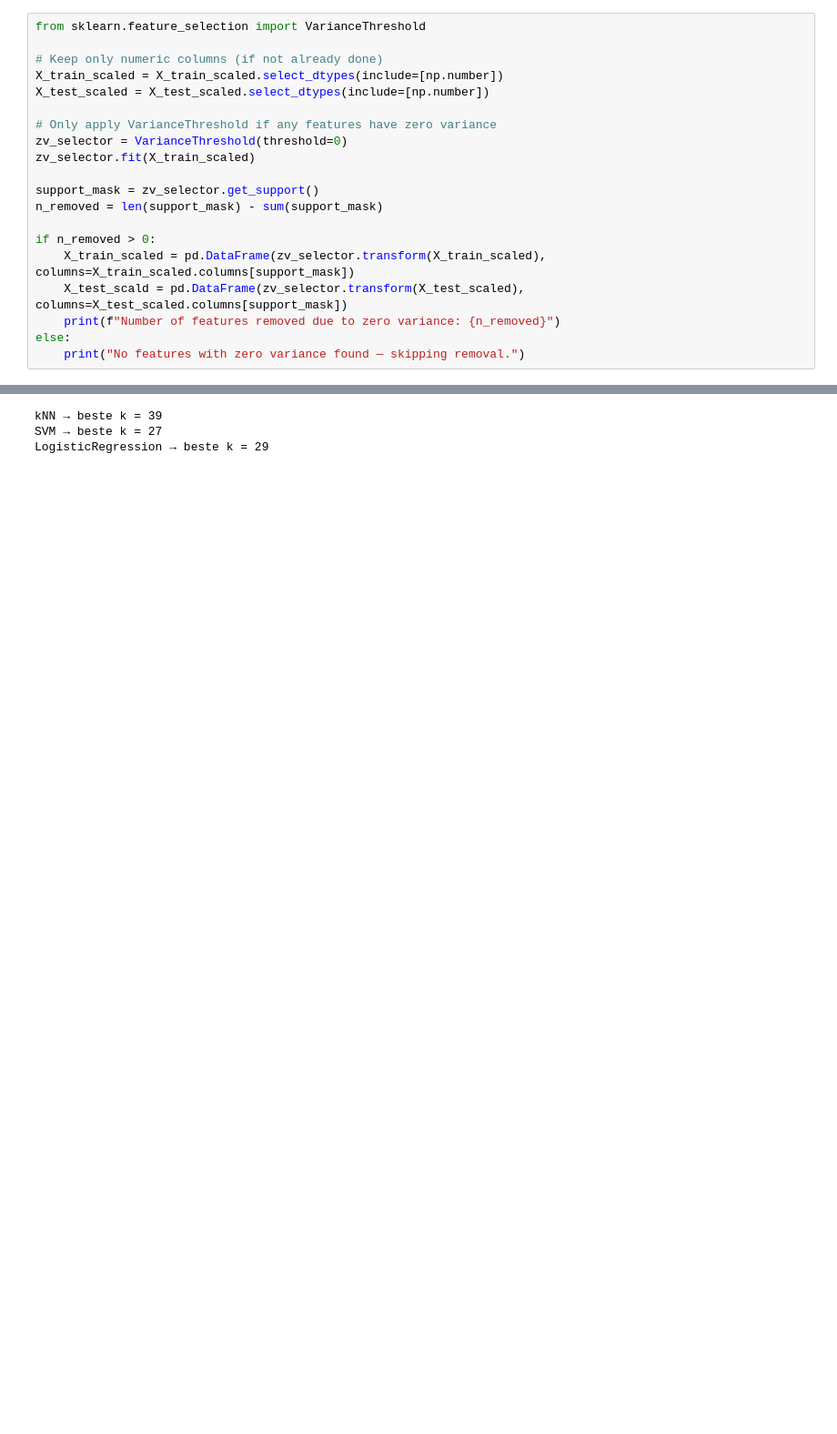
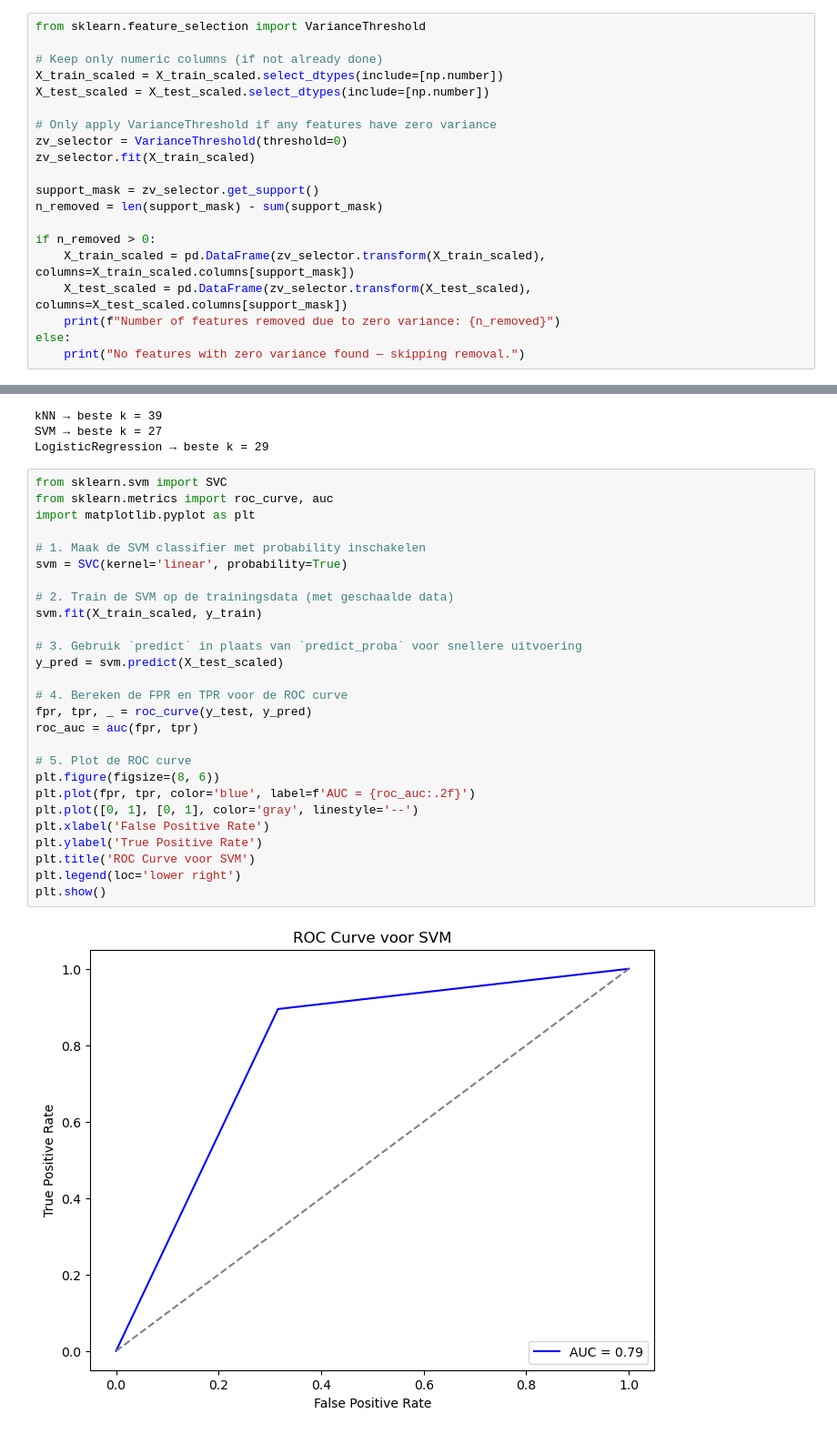
Before and after one commit to TaraVijgeboom/TM10007_Group10_Liver, a Jupyter notebook: assignment.ipynb, the cells around one changed output, grey strips where cells are left out. Shown at 91% size. Cells and saved outputs as stored; diff of their text form; blank space fills up the shorter version.

Commit message:
SVM eindelijk een ROC curve maar hij ziet er niet uit

```diff
--- a/assignment.ipynb
+++ b/assignment.ipynb
@@ -202,7 +202,7 @@ n_removed = len(support_mask) - sum(support_mask)
 
 if n_removed > 0:
     X_train_scaled = pd.DataFrame(zv_selector.transform(X_train_scaled), columns=X_train_scaled.columns[support_mask])
-    X_test_scald = pd.DataFrame(zv_selector.transform(X_test_scaled), columns=X_test_scaled.columns[support_mask])
+    X_test_scaled = pd.DataFrame(zv_selector.transform(X_test_scaled), columns=X_test_scaled.columns[support_mask])
     print(f"Number of features removed due to zero variance: {n_removed}")
 else:
     print("No features with zero variance found — skipping removal.")
@@ -522,3 +515,32 @@ Evaluating LogisticRegression...
 kNN → beste k = 39
 SVM → beste k = 27
 LogisticRegression → beste k = 29
+# %%
+from sklearn.svm import SVC
+from sklearn.metrics import roc_curve, auc
+import matplotlib.pyplot as plt
+
+# 1. Maak de SVM classifier met probability inschakelen
+svm = SVC(kernel='linear', probability=True)
+
+# 2. Train de SVM op de trainingsdata (met geschaalde data)
+svm.fit(X_train_scaled, y_train)
+
+# 3. Gebruik `predict` in plaats van `predict_proba` voor snellere uitvoering
+y_pred = svm.predict(X_test_scaled)
+
+# 4. Bereken de FPR en TPR voor de ROC curve
+fpr, tpr, _ = roc_curve(y_test, y_pred)
+roc_auc = auc(fpr, tpr)
+
+# 5. Plot de ROC curve
+plt.figure(figsize=(8, 6))
+plt.plot(fpr, tpr, color='blue', label=f'AUC = {roc_auc:.2f}')
+plt.plot([0, 1], [0, 1], color='gray', linestyle='--')
+plt.xlabel('False Positive Rate')
+plt.ylabel('True Positive Rate')
+plt.title('ROC Curve voor SVM')
+plt.legend(loc='lower right')
+plt.show()
+# %% [output]
+[figure, added]
```
Also changed, not shown: parts of 2 cells of this notebook.
